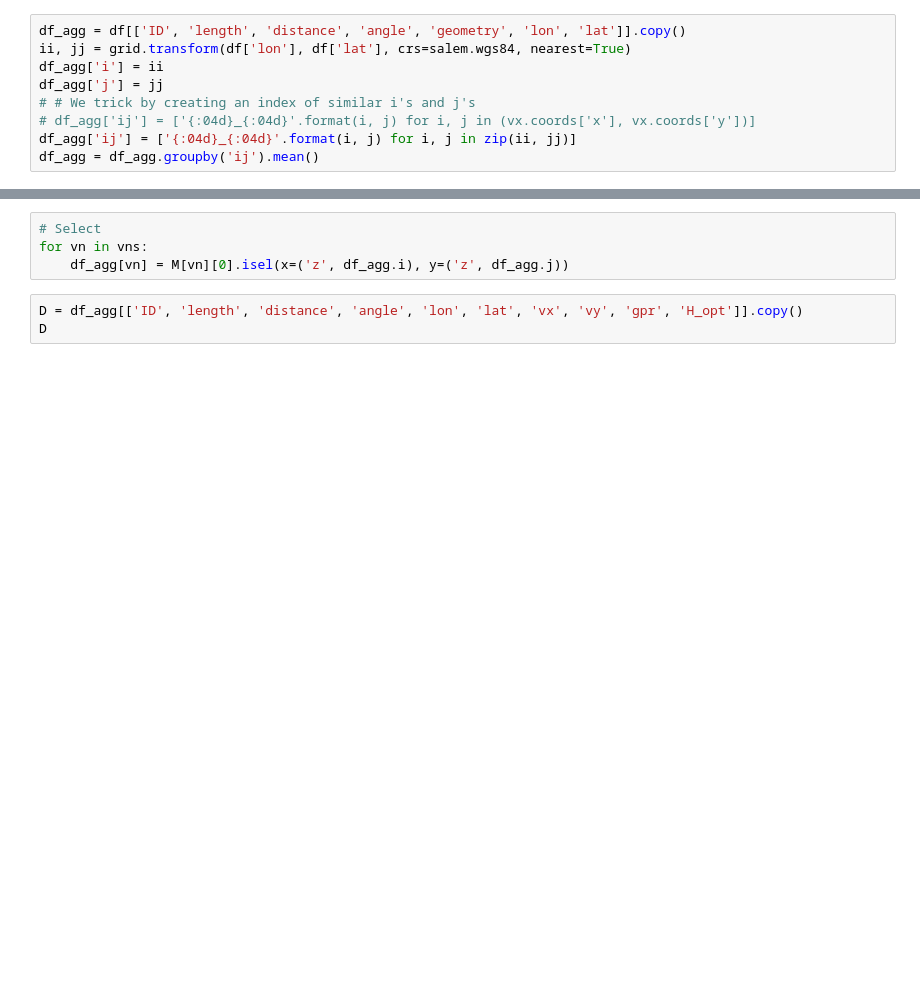
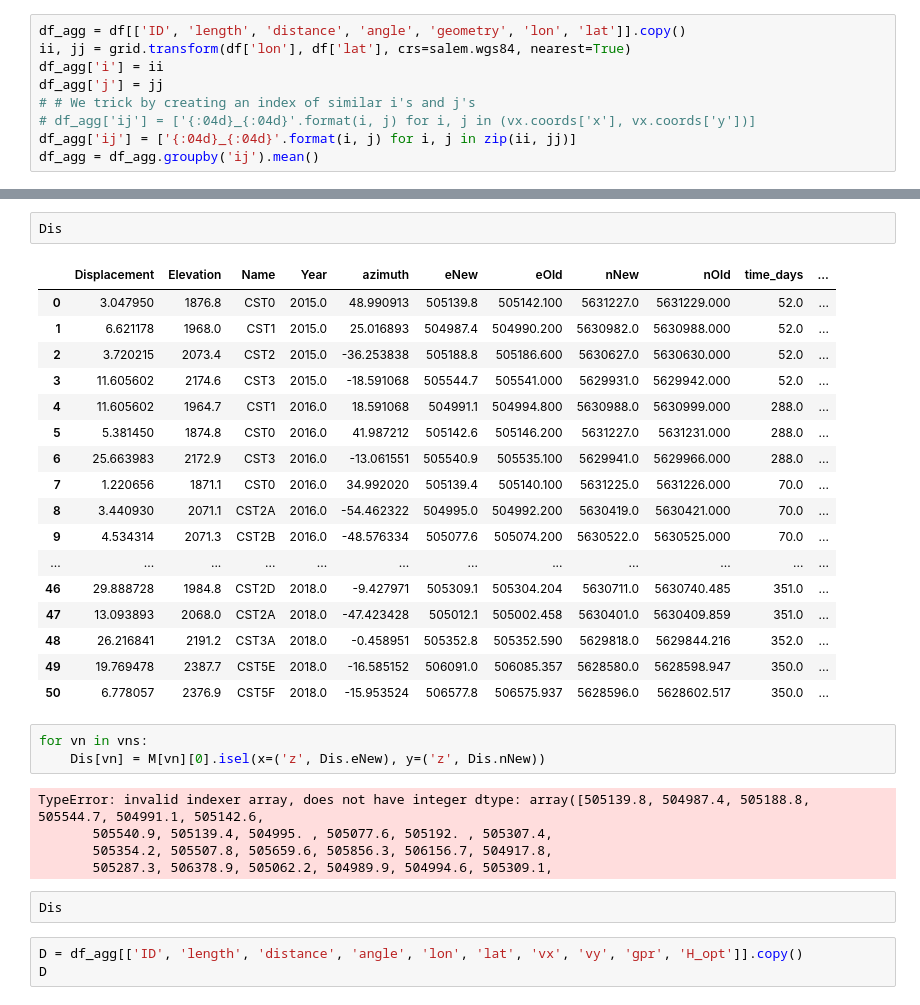
Before and after one commit to bpelto/ice_dynamics, a Jupyter notebook: flux_gate_velocity-Conrad.ipynb, the cells around one changed output, grey strips where cells are left out. Saved outputs shown, nothing was run; the diff lists cells and outputs as text; blank space fills up the shorter version.

```diff
--- a/flux_gate_velocity-Conrad.ipynb
+++ b/flux_gate_velocity-Conrad.ipynb
@@ -222,7 +390,33 @@ df_agg = df_agg.groupby('ij').mean()
+# %%
+Dis
+# %% [output]
+|  | Displacement | Elevation | Name | Year | azimuth | eNew | eOld | nNew | nOld | time_days | ... |
+| 0 | 3.047950 | 1876.8 | CST0 | 2015.0 | 48.990913 | 505139.8 | 505142.100 | 5631227.0 | 5631229.000 | 52.0 | ... |
+| 1 | 6.621178 | 1968.0 | CST1 | 2015.0 | 25.016893 | 504987.4 | 504990.200 | 5630982.0 | 5630988.000 | 52.0 | ... |
+| 2 | 3.720215 | 2073.4 | CST2 | 2015.0 | -36.253838 | 505188.8 | 505186.600 | 5630627.0 | 5630630.000 | 52.0 | ... |
+| 3 | 11.605602 | 2174.6 | CST3 | 2015.0 | -18.591068 | 505544.7 | 505541.000 | 5629931.0 | 5629942.000 | 52.0 | ... |
+| 4 | 11.605602 | 1964.7 | CST1 | 2016.0 | 18.591068 | 504991.1 | 504994.800 | 5630988.0 | 5630999.000 | 288.0 | ... |
+| 5 | 5.381450 | 1874.8 | CST0 | 2016.0 | 41.987212 | 505142.6 | 505146.200 | 5631227.0 | 5631231.000 | 288.0 | ... |
+| 6 | 25.663983 | 2172.9 | CST3 | 2016.0 | -13.061551 | 505540.9 | 505535.100 | 5629941.0 | 5629966.000 | 288.0 | ... |
+| 7 | 1.220656 | 1871.1 | CST0 | 2016.0 | 34.992020 | 505139.4 | 505140.100 | 5631225.0 | 5631226.000 | 70.0 | ... |
+| 8 | 3.440930 | 2071.1 | CST2A | 2016.0 | -54.462322 | 504995.0 | 504992.200 | 5630419.0 | 5630421.000 | 70.0 | ... |
+| 9 | 4.534314 | 2071.3 | CST2B | 2016.0 | -48.576334 | 505077.6 | 505074.200 | 5630522.0 | 5630525.000 | 70.0 | ... |
+| ... | ... | ... | ... | ... | ... | ... | ... | ... | ... | ... | ... |
+| 46 | 29.888728 | 1984.8 | CST2D | 2018.0 | -9.427971 | 505309.1 | 505304.204 | 5630711.0 | 5630740.485 | 351.0 | ... |
+| 47 | 13.093893 | 2068.0 | CST2A | 2018.0 | -47.423428 | 505012.1 | 505002.458 | 5630401.0 | 5630409.859 | 351.0 | ... |
+| 48 | 26.216841 | 2191.2 | CST3A | 2018.0 | -0.458951 | 505352.8 | 505352.590 | 5629818.0 | 5629844.216 | 352.0 | ... |
+| 49 | 19.769478 | 2387.7 | CST5E | 2018.0 | -16.585152 | 506091.0 | 506085.357 | 5628580.0 | 5628598.947 | 350.0 | ... |
+| 50 | 6.778057 | 2376.9 | CST5F | 2018.0 | -15.953524 | 506577.8 | 506575.937 | 5628596.0 | 5628602.517 | 350.0 | ... |
 # %%
-# Select
 for vn in vns:
-    df_agg[vn] = M[vn][0].isel(x=('z', df_agg.i), y=('z', df_agg.j))
+    Dis[vn] = M[vn][0].isel(x=('z', Dis.eNew), y=('z', Dis.nNew))
+# %% [output]
+TypeError: invalid indexer array, does not have integer dtype: array([505139.8, 504987.4, 505188.8, 505544.7, 504991.1, 505142.6,
+       505540.9, 505139.4, 504995. , 505077.6, 505192. , 505307.4,
+       505354.2, 505507.8, 505659.6, 505856.3, 506156.7, 504917.8,
+       505287.3, 506378.9, 505062.2, 504989.9, 504994.6, 505309.1,
+# %%
+Dis
 # %%
 D = df_agg[['ID', 'length', 'distance', 'angle', 'lon', 'lat', 'vx', 'vy', 'gpr', 'H_opt']].copy()
 D
```
Also changed, not shown: parts of 15 cells of this notebook, 1 other file.
